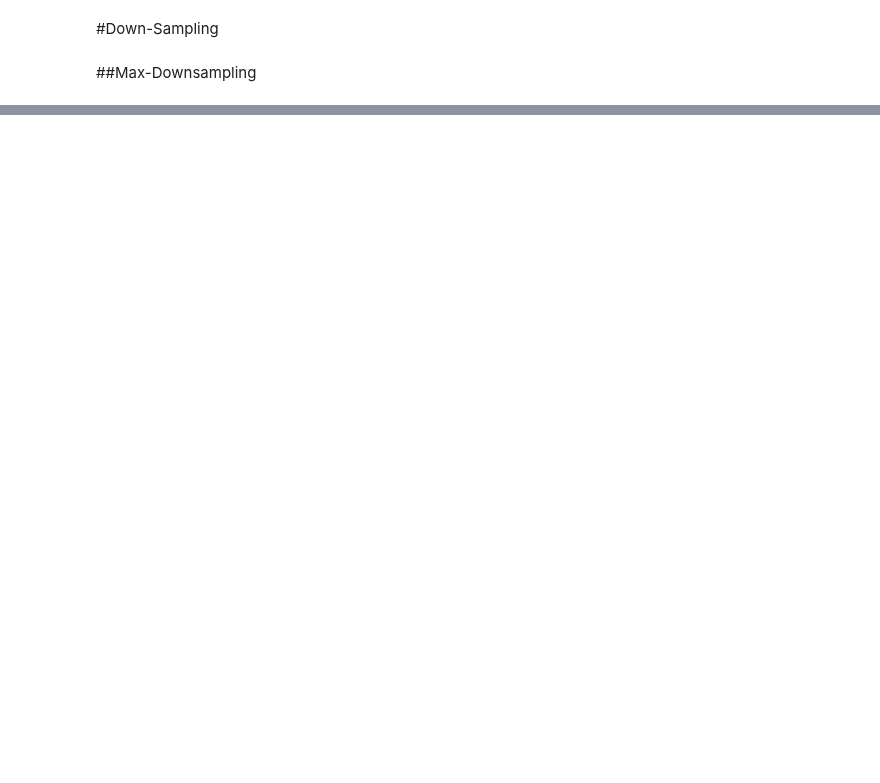
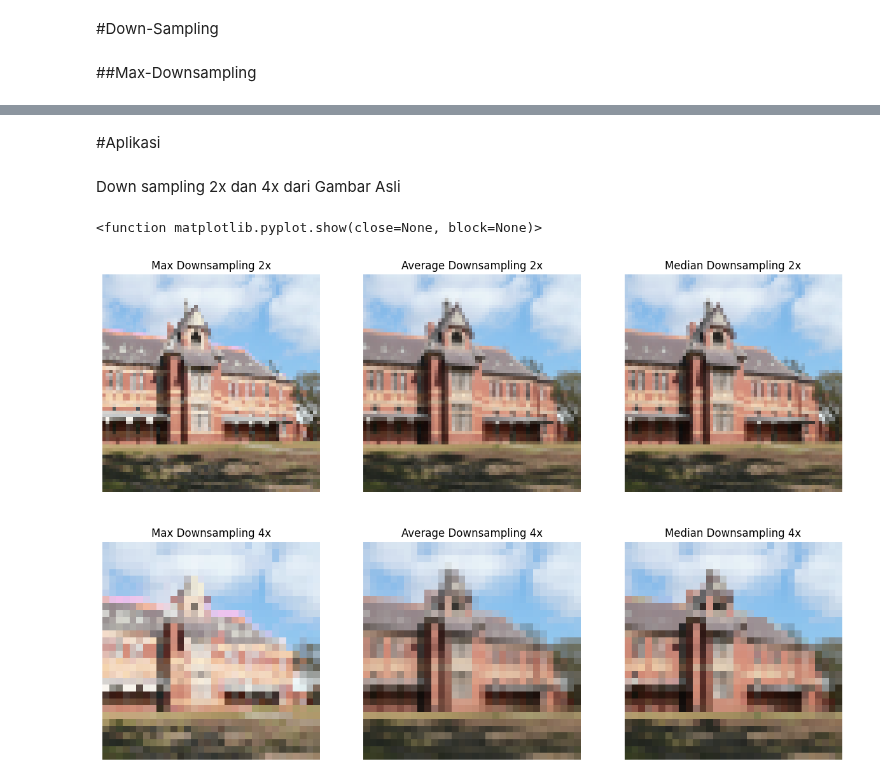
Before and after one commit to InahH-004/PCD_Collage, a Jupyter notebook: PCD_Assignment01.ipynb, the cells around one changed output, grey strips where cells are left out. Drawn from its saved outputs; the diff is of its cells as text; code cells hidden in the pictures; blank space fills up the shorter version.

```diff
--- a/PCD_Assignment01.ipynb
+++ b/PCD_Assignment01.ipynb
@@ -72,0 +313,49 @@ def max_downsampling(img, scale):
+# %% [markdown]
+#Aplikasi
+# %% [markdown]
+Down sampling 2x dan 4x dari Gambar Asli
+# %%
+import matplotlib.pyplot as plt
+import numpy as np
+
+#down sampling
+img_max_downsampling = max_downsampling(img_resized, 2)
+img_avg_downsampling = avg_downsampling(img_resized, 2)
+img_med_downsampling = med_downsampling(img_resized, 2)
+
+img_max_downsampling_4 = max_downsampling(img_resized, 4)
+img_avg_downsampling_4 = avg_downsampling(img_resized, 4)
+img_med_downsampling_4 = med_downsampling(img_resized, 4)
+
+fig, axs = plt.subplots(2, 3, figsize=(15, 10))
+
+#Hasil down sampling
+axs[0][0].imshow(img_max_downsampling)
+axs[0][0].set_title('Max Downsampling 2x')
+axs[0][0].axis('off')
+
+axs[0][1].imshow(img_avg_downsampling)
+axs[0][1].set_title('Average Downsampling 2x')
+axs[0][1].axis('off')
+
+axs[0][2].imshow(img_med_downsampling)
+axs[0][2].set_title('Median Downsampling 2x')
+axs[0][2].axis('off')
+
+axs[1][0].imshow(img_max_downsampling_4)
+axs[1][0].set_title('Max Downsampling 4x')
+axs[1][0].axis('off')
+
+axs[1][1].imshow(img_avg_downsampling_4)
+axs[1][1].set_title('Average Downsampling 4x')
+axs[1][1].axis('off')
+
+axs[1][2].imshow(img_med_downsampling_4)
+axs[1][2].set_title('Median Downsampling 4x')
+axs[1][2].axis('off')
+
+
+plt.show
+# %% [output]
+<function matplotlib.pyplot.show(close=None, block=None)>
+[figure, added]
```
Also changed, not shown: parts of 23 cells of this notebook.
